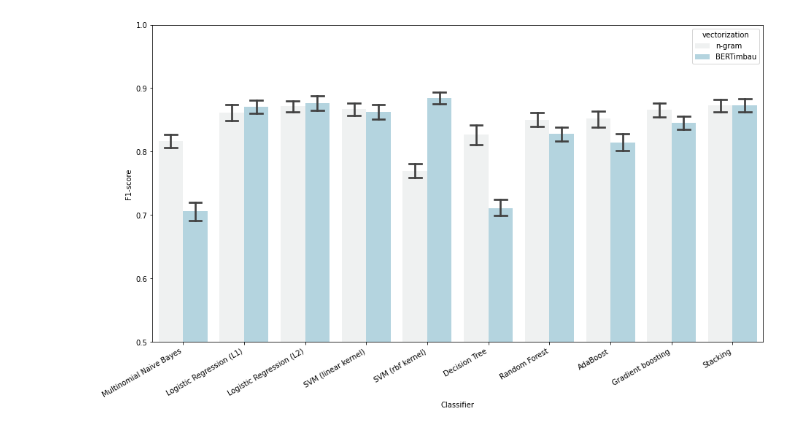
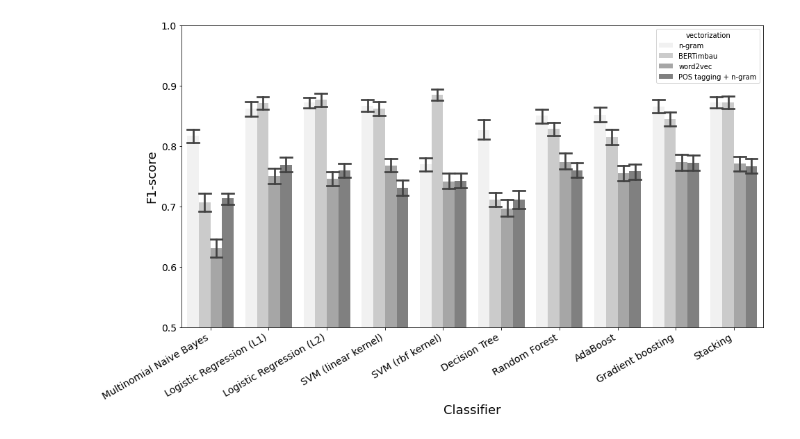
Before and after one commit to matiasvinicius/reddit-in-portuguese, a Jupyter notebook: notebooks/analysis/full_data.ipynb, the cells around one changed output. Cells and saved outputs as stored; diff of their text form; code cells hidden in the pictures.

Commit message:
Add full analysis

```diff
--- a/notebooks/analysis/full_data.ipynb
+++ b/notebooks/analysis/full_data.ipynb
@@ -54,19 +54,59 @@ values = ['Multinomial Naive Bayes',
 
 dict_clf = dict(zip(keys, values))
 n_gram_df["clf"] = n_gram_df["clf"].map(dict_clf)
+# %%
+word2vec_df = pd.read_csv("../../results/word2vec_results_full.csv").drop("Unnamed: 0", axis=1)
+keys = word2vec_df.clf.unique()
+values = ['Multinomial Naive Bayes',
+        'Logistic Regression (L1)',
+        'Logistic Regression (L2)',
+        'SVM (linear kernel)',
+        'SVM (rbf kernel)',
+        'Decision Tree',
+        'Random Forest',
+        'AdaBoost',
+        'Gradient boosting',
+        'Stacking']
+
+dict_clf = dict(zip(keys, values))
+word2vec_df["clf"] = word2vec_df["clf"].map(dict_clf)
 # %%
 bert_df["vectorization"] = ["BERTimbau" for i in range(len(bert_df))]
 # %%
 n_gram_df["vectorization"] = ["n-gram" for i in range(len(n_gram_df))]
+# %%
+word2vec_df["vectorization"] = ["word2vec" for i in range(len(word2vec_df))]
+# %%
+pos_df = pd.read_csv("../../results/pos_results_full.csv").drop("Unnamed: 0", axis=1)
+keys = pos_df.clf.unique()
+values = ['Multinomial Naive Bayes',
+        'Logistic Regression (L1)',
+        'Logistic Regression (L2)',
+        'SVM (linear kernel)',
+        'SVM (rbf kernel)',
+        'Decision Tree',
+        'Random Forest',
+        'AdaBoost',
+        'Gradient boosting',
+        'Stacking']
+
+dict_clf = dict(zip(keys, values))
+pos_df["clf"] = pos_df["clf"].map(dict_clf)
+# %%
+pos_df["vectorization"] = ["POS tagging + n-gram" for i in range(len(pos_df))]
 # %%
-mtr_df = pd.concat([n_gram_df, bert_df])
+mtr_df = pd.concat([n_gram_df, bert_df, word2vec_df, pos_df])
 
 plt.figure(figsize=(15,8))
-sns.barplot(x="clf", y="f1_macro", hue="vectorization", data=mtr_df, estimator=np.mean, ci=95, capsize=.2, color='lightblue')
+sns.barplot(x="clf", y="f1_macro", hue="vectorization", data=mtr_df, estimator=np.mean, ci=95, capsize=.2, color='grey')
 plt.ylim(0.5, 1)
 plt.xlabel("Classifier")
 plt.ylabel("F1-score")
 plt.xticks(rotation=30, ha='right')
+plt.xticks(fontsize=14)
+plt.yticks(fontsize=14)
+plt.xlabel("Classifier", fontsize=18)
+plt.ylabel("F1-score", fontsize=18)
 plt.show()
 # %% [output]
-[figure, old version]
+[figure, new version]
```
Also changed, not shown: parts of 13 cells of this notebook.
